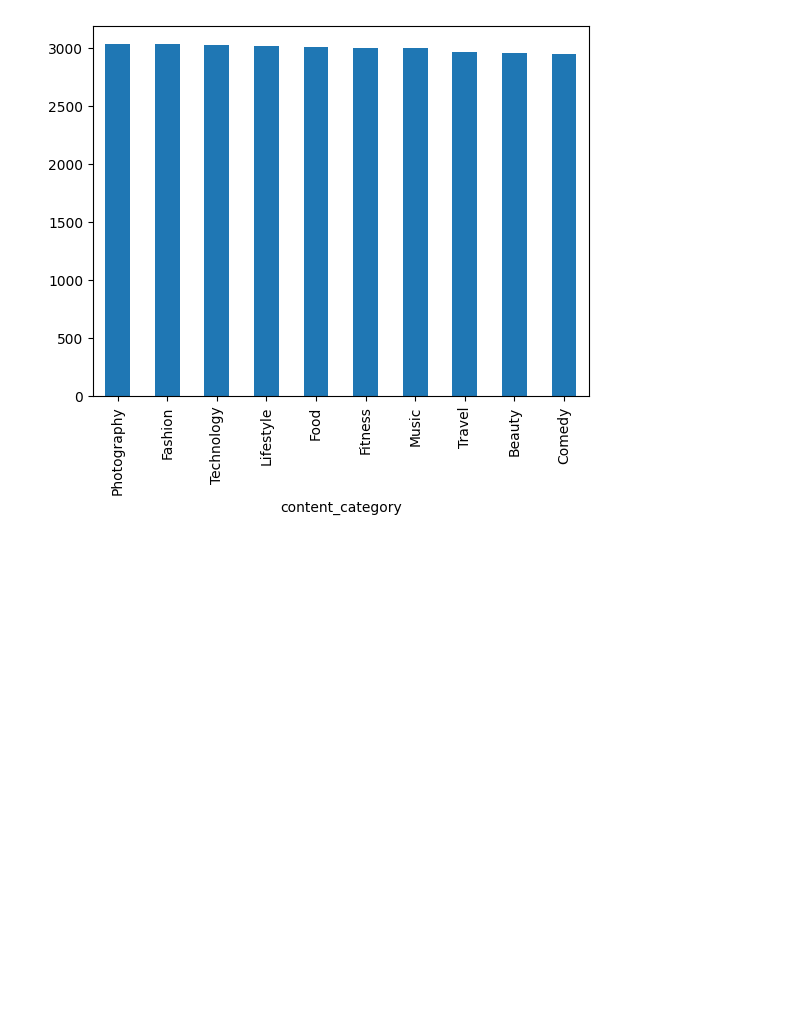
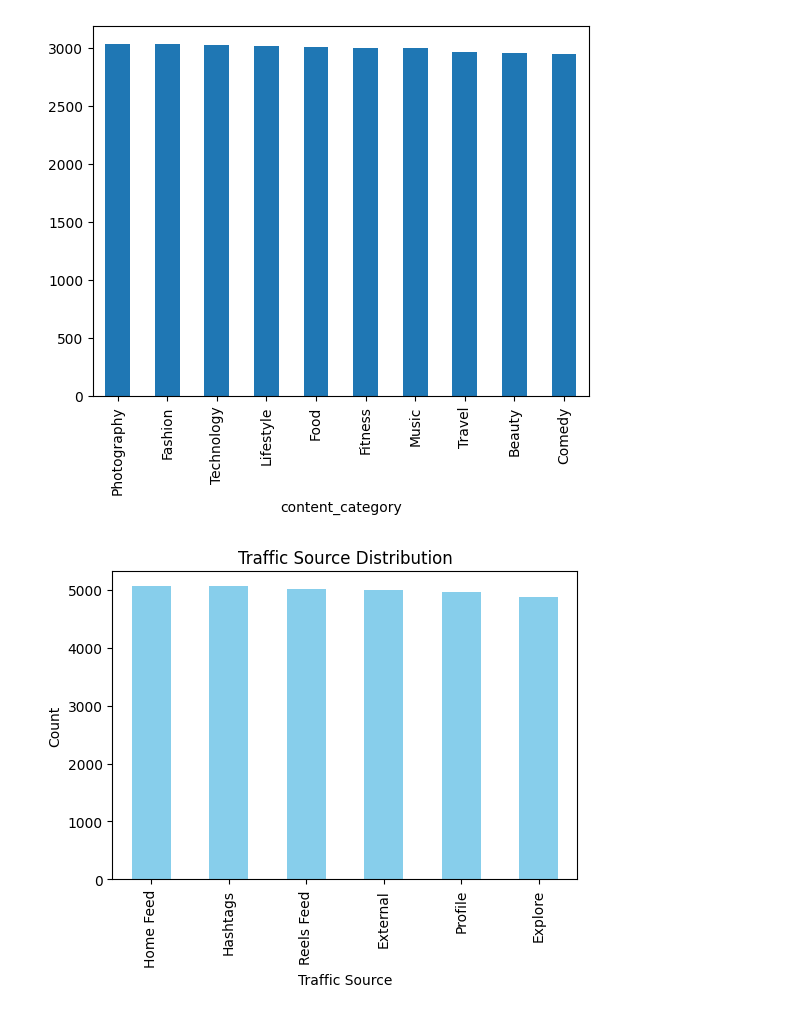
Before and after one commit to madhura-30012006/Instagram_Analytics, a Jupyter notebook: data_processing.ipynb, the cells around one changed output. Saved outputs shown, nothing was run; the diff lists cells and outputs as text; code cells hidden in the pictures; blank space fills up the shorter version.

```diff
--- a/data_processing.ipynb
+++ b/data_processing.ipynb
@@ -55,3 +55,12 @@ df['content_category'].value_counts().plot(kind='bar')
 # %% [output]
 <Axes: xlabel='content_category'>
 [figure]
+# %%
+plt.figure(figsize=(6,4))
+df['traffic_source'].value_counts().plot(kind='bar', color='skyblue')
+plt.title("Traffic Source Distribution")
+plt.xlabel("Traffic Source")
+plt.ylabel("Count")
+plt.show()
+# %% [output]
+[figure, added]
```
Also changed, not shown: parts of 1 cell of this notebook.
